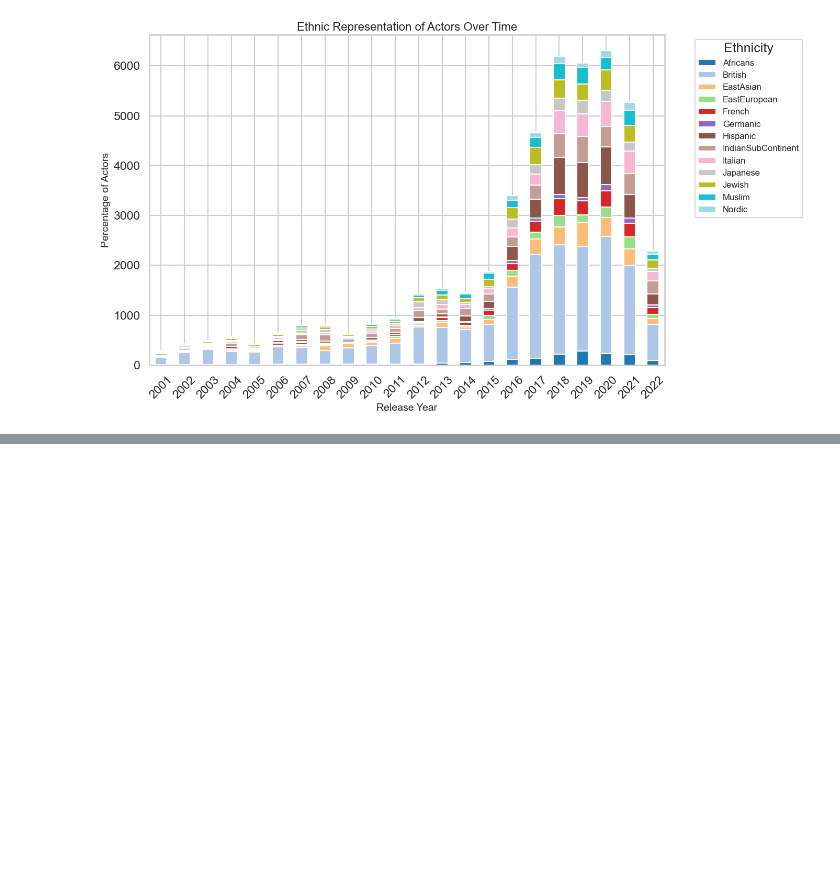
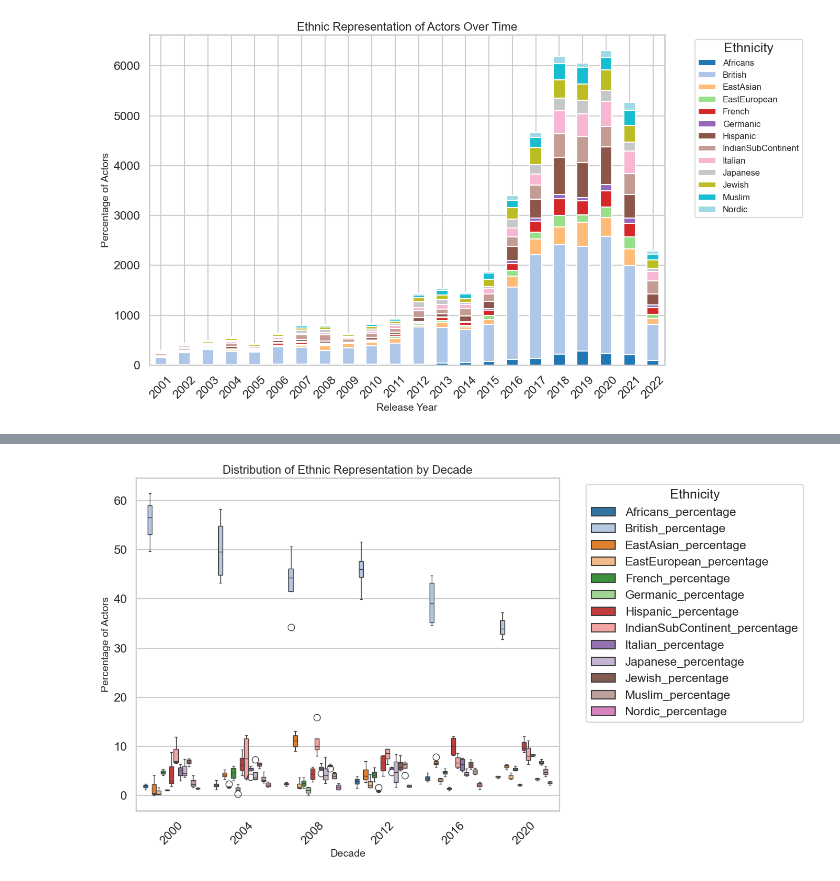
Before and after one commit to cparthiv/RHS-TSA-Data-Science-Qualifier-2024, a Jupyter notebook: main.ipynb, the cells around one changed output, grey strips where cells are left out. Cells and saved outputs as stored; diff of their text form; code cells hidden in the pictures; blank space fills up the shorter version.

```diff
--- a/main.ipynb
+++ b/main.ipynb
@@ -658,0 +727,16 @@ plt.show()
+# %%
+# Add a decade column and melt the DataFrame for easier plotting
+ethnicity_pivot['decade'] = (ethnicity_pivot['release_year'] // 4) * 4
+melted = pd.melt(ethnicity_pivot, id_vars='decade', value_vars=percentage_columns, var_name='Ethnicity', value_name='Percentage')
+
+plt.figure(figsize=(14, 8))
+sns.boxplot(data=melted, x='decade', y='Percentage', hue='Ethnicity', palette='tab20')
+plt.title('Distribution of Ethnic Representation by Quad', fontsize=16)
+plt.xlabel('Decade', fontsize=14)
+plt.ylabel('Percentage of Actors', fontsize=14)
+plt.xticks(rotation=45)
+plt.legend(title='Ethnicity', bbox_to_anchor=(1.05, 1), loc='upper left')
+plt.tight_layout()
+plt.show()
+# %% [output]
+[figure, added]
```
Also changed, not shown: parts of 4 cells of this notebook.
